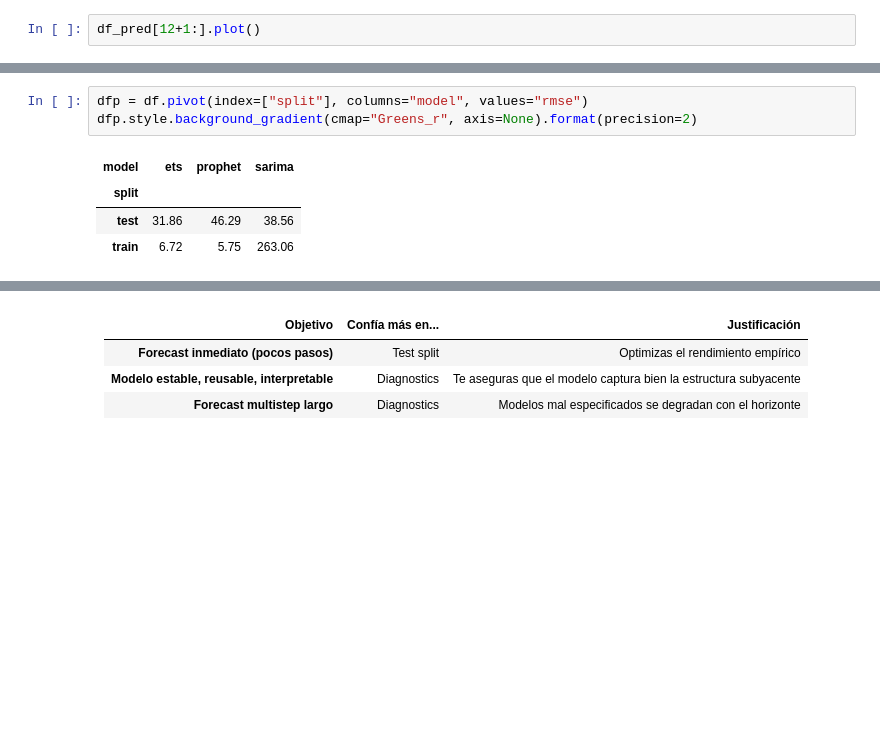
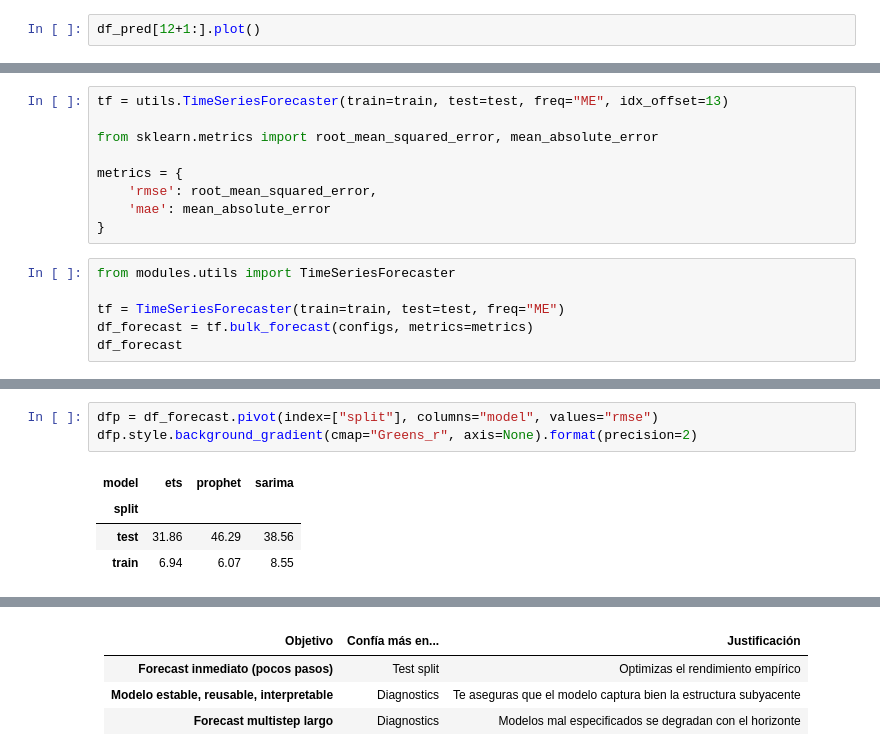
Before and after one commit to myothergit/python-for-time-series-forecasting-5246009, a Jupyter notebook: notebooks/4_Validation/1_Split/Script.ipynb, the cells around one changed output, grey strips where cells are left out. Saved outputs shown, nothing was run; the diff lists cells and outputs as text; blank space fills up the shorter version.

```diff
--- a/notebooks/4_Validation/1_Split/Script.ipynb
+++ b/notebooks/4_Validation/1_Split/Script.ipynb
@@ -241,0 +236,15 @@ df.style
+# %%
+tf = utils.TimeSeriesForecaster(train=train, test=test, freq="ME", idx_offset=13)
+
+from sklearn.metrics import root_mean_squared_error, mean_absolute_error
+
+metrics = {
+    'rmse': root_mean_squared_error,
+    'mae': mean_absolute_error
+}
+# %%
+from modules.utils import TimeSeriesForecaster
+
+tf = TimeSeriesForecaster(train=train, test=test, freq="ME")
+df_forecast = tf.bulk_forecast(configs, metrics=metrics)
+df_forecast
@@ -242,8 +261,8 @@ df.style
 # %%
-dfp = df.pivot(index=["split"], columns="model", values="rmse")
+dfp = df_forecast.pivot(index=["split"], columns="model", values="rmse")
 dfp.style.background_gradient(cmap="Greens_r", axis=None).format(precision=2)
 # %% [output]
 | model | ets | prophet | sarima |
 | split |  |  |  |
 | test | 31.86 | 46.29 | 38.56 |
-| train | 6.72 | 5.75 | 263.06 |
+| train | 6.94 | 6.07 | 8.55 |
```
Also changed, not shown: parts of 38 cells of this notebook, 46 other files.
